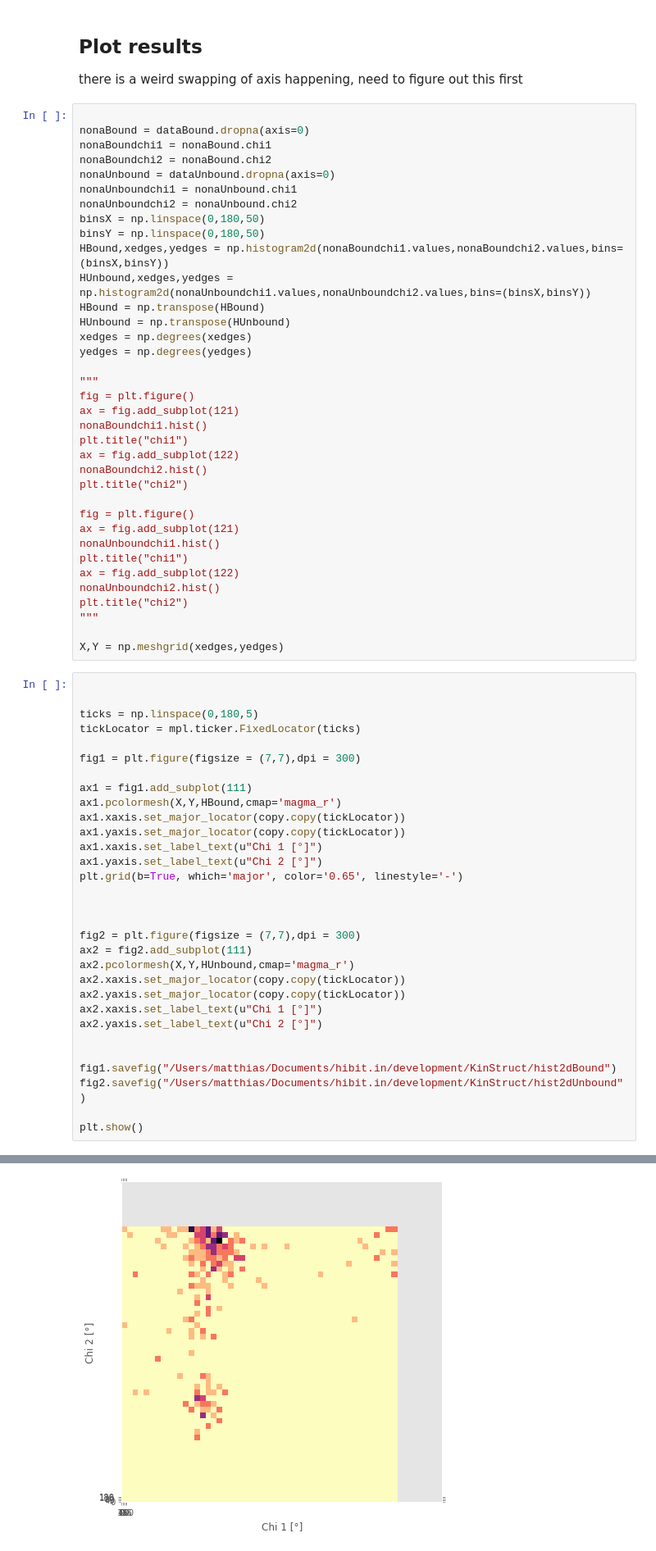
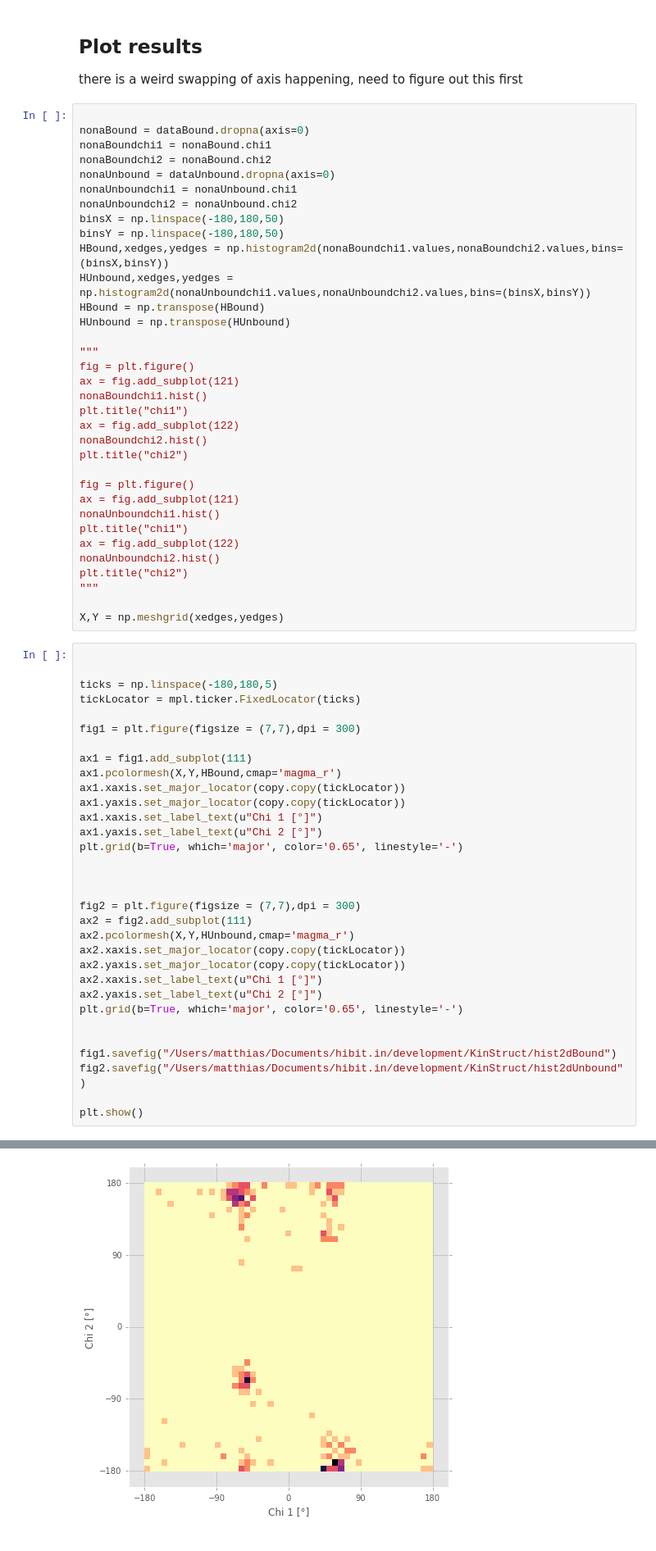
Before and after one commit to cardboard-king/KinStruct, a Jupyter notebook: scripting.ipynb, the cells around one changed output, grey strips where cells are left out. Shown at 82% size. Cells and saved outputs as stored; diff of their text form.

```diff
--- a/scripting.ipynb
+++ b/scripting.ipynb
@@ -246,14 +259,12 @@ nonaBoundchi2 = nonaBound.chi2
 nonaUnbound = dataUnbound.dropna(axis=0)
 nonaUnboundchi1 = nonaUnbound.chi1
 nonaUnboundchi2 = nonaUnbound.chi2
-binsX = np.linspace(0,180,50)
-binsY = np.linspace(0,180,50)
+binsX = np.linspace(-180,180,50)
+binsY = np.linspace(-180,180,50)
 HBound,xedges,yedges = np.histogram2d(nonaBoundchi1.values,nonaBoundchi2.values,bins=(binsX,binsY))
 HUnbound,xedges,yedges = np.histogram2d(nonaUnboundchi1.values,nonaUnboundchi2.values,bins=(binsX,binsY))
 HBound = np.transpose(HBound)
 HUnbound = np.transpose(HUnbound)
-xedges = np.degrees(xedges)
-yedges = np.degrees(yedges)
 
 """
 fig = plt.figure()
@@ -277,7 +288,7 @@ X,Y = np.meshgrid(xedges,yedges)
 # %%
 
 
-ticks = np.linspace(0,180,5)
+ticks = np.linspace(-180,180,5)
 tickLocator = mpl.ticker.FixedLocator(ticks)
 
 fig1 = plt.figure(figsize = (7,7),dpi = 300)
@@ -299,6 +310,7 @@ ax2.xaxis.set_major_locator(copy.copy(tickLocator))
 ax2.yaxis.set_major_locator(copy.copy(tickLocator))
 ax2.xaxis.set_label_text(u"Chi 1 [°]")
 ax2.yaxis.set_label_text(u"Chi 2 [°]")
+plt.grid(b=True, which='major', color='0.65', linestyle='-')
 
 
 fig1.savefig("/Users/matthias/Documents/hibit.in/development/KinStruct/hist2dBound")
@@ -310,4 +322,4 @@ plt.show()
-[figure, old version]
+[figure, new version]
 # %%
 
 fig = plt.figure(figsize = (8,8),dpi = 300)
```
Also changed, not shown: parts of 6 cells of this notebook.
